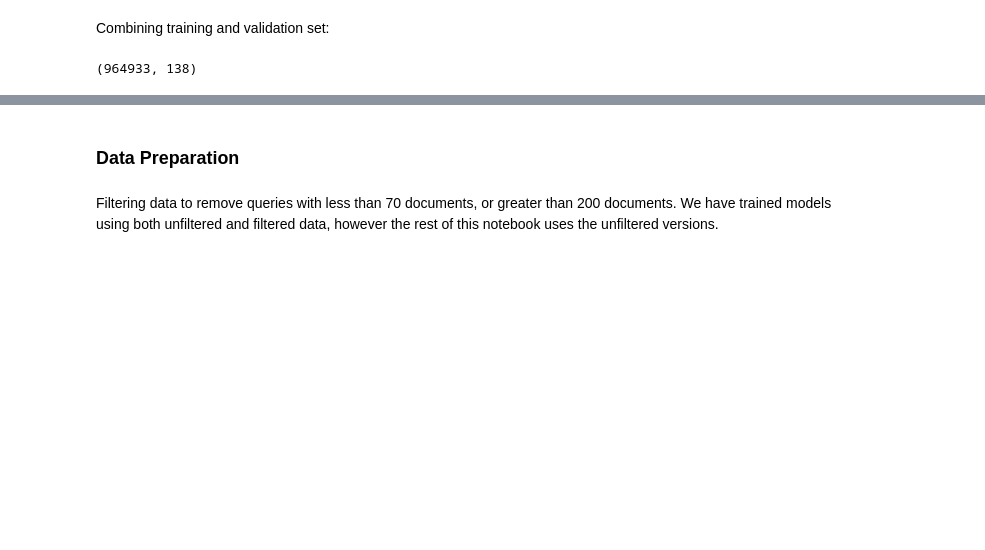
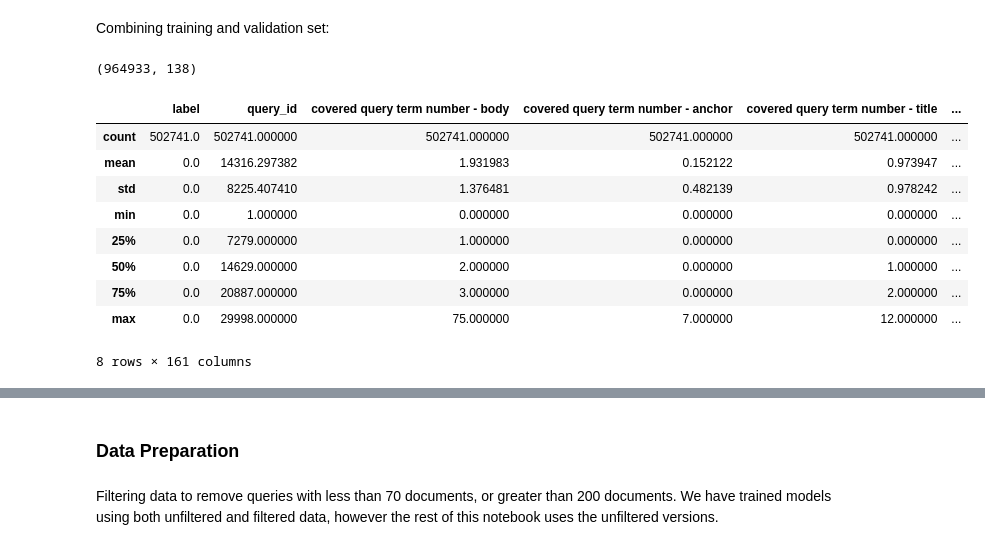
Before and after one commit to flamit/ucl_irdm2017_project2_group1, a Jupyter notebook: notebooks/logistic_regression_classifier.ipynb, the cells around one changed output, grey strips where cells are left out. Saved outputs shown, nothing was run; the diff lists cells and outputs as text; code cells hidden in the pictures; blank space fills up the shorter version.

```diff
--- a/notebooks/logistic_regression_classifier.ipynb
+++ b/notebooks/logistic_regression_classifier.ipynb
@@ -55,0 +60,13 @@ full_train.shape
+# %%
+full_train[full_train['label']==0].describe()
+# %% [output]
+|  | label | query_id | covered query term number - body | covered query term number - anchor | covered query term number - title | ... |
+| count | 502741.0 | 502741.000000 | 502741.000000 | 502741.000000 | 502741.000000 | ... |
+| mean | 0.0 | 14316.297382 | 1.931983 | 0.152122 | 0.973947 | ... |
+| std | 0.0 | 8225.407410 | 1.376481 | 0.482139 | 0.978242 | ... |
+| min | 0.0 | 1.000000 | 0.000000 | 0.000000 | 0.000000 | ... |
+| 25% | 0.0 | 7279.000000 | 1.000000 | 0.000000 | 0.000000 | ... |
+| 50% | 0.0 | 14629.000000 | 2.000000 | 0.000000 | 1.000000 | ... |
+| 75% | 0.0 | 20887.000000 | 3.000000 | 0.000000 | 2.000000 | ... |
+| max | 0.0 | 29998.000000 | 75.000000 | 7.000000 | 12.000000 | ... |
+8 rows × 161 columns
```
Also changed, not shown: parts of 28 cells of this notebook.
